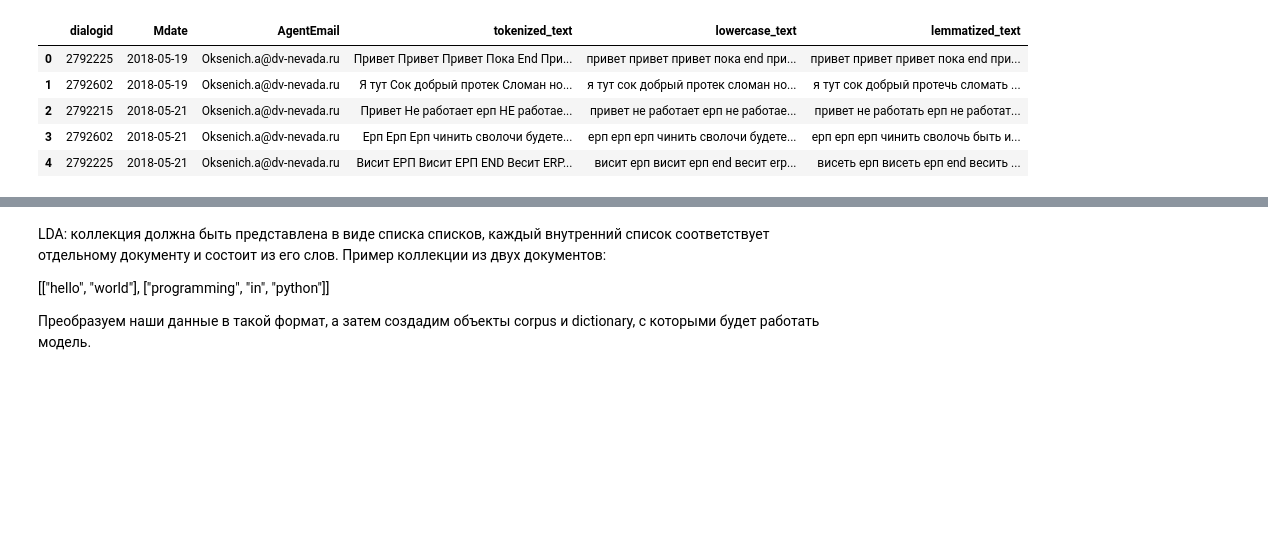
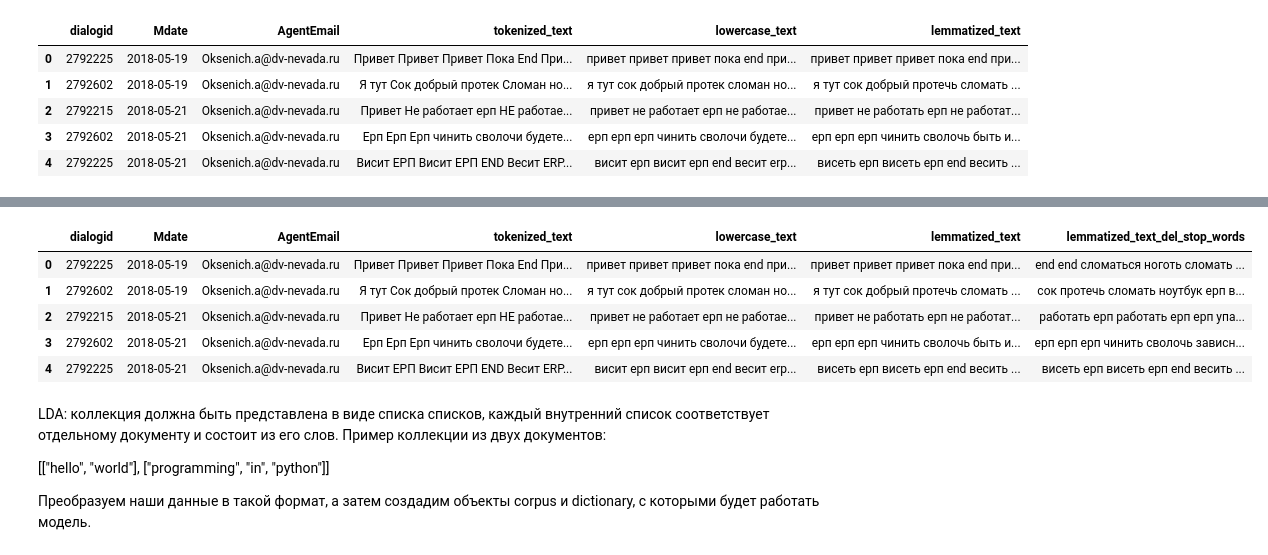
Before and after one commit to gulchitai/nlu-nevada, a Jupyter notebook: nlu-nevada.ipynb, the cells around one changed output, grey strips where cells are left out. Drawn from its saved outputs; the diff is of its cells as text; code cells hidden in the pictures; blank space fills up the shorter version.

```diff
--- a/nlu-nevada.ipynb
+++ b/nlu-nevada.ipynb
@@ -191,0 +199,11 @@ df.head()
+# %%
+# NLTK Stop words
+from nltk.corpus import stopwords
+russian_stopwords = stopwords.words("russian")
+russian_stopwords.append('привет')
+russian_stopwords.append('спасибо')
+russian_stopwords.append('пожалуйста')
+russian_stopwords.append('пока')
+russian_stopwords.append('добрый')
+russian_stopwords.append('день')
+russian_stopwords
@@ -192,3 +228,14 @@ df.head()
+# %%
+func = lambda text : ' '.join([elem for elem in str(text).split(' ') if elem not in russian_stopwords])
+df['lemmatized_text_del_stop_words'] = df["lemmatized_text"].apply(func)
+df.head()
+# %% [output]
+|  | dialogid | Mdate | AgentEmail | tokenized_text | lowercase_text | lemmatized_text | lemmatized_text_del_stop_words |
+| 0 | 2792225 | 2018-05-19 | Oksenich.a@dv-nevada.ru | Привет Привет Привет Пока End При... | привет привет привет пока end при... | привет привет привет пока end при... | end end сломаться ноготь сломать ... |
+| 1 | 2792602 | 2018-05-19 | Oksenich.a@dv-nevada.ru | Я тут Сок добрый протек Сломан но... | я тут сок добрый протек сломан но... | я тут сок добрый протечь сломать ... | сок протечь сломать ноутбук ерп в... |
+| 2 | 2792215 | 2018-05-21 | Oksenich.a@dv-nevada.ru | Привет Не работает ерп НЕ работае... | привет не работает ерп не работае... | привет не работать ерп не работат... | работать ерп работать ерп ерп упа... |
+| 3 | 2792602 | 2018-05-21 | Oksenich.a@dv-nevada.ru | Ерп Ерп Ерп чинить сволочи будете... | ерп ерп ерп чинить сволочи будете... | ерп ерп ерп чинить сволочь быть и... | ерп ерп ерп чинить сволочь зависн... |
+| 4 | 2792225 | 2018-05-21 | Oksenich.a@dv-nevada.ru | Висит ЕРП Висит ЕРП END Весит ERP... | висит ерп висит ерп end весит erp... | висеть ерп висеть ерп end весить ... | висеть ерп висеть ерп end весить ... |
 # %% [markdown]
 LDA: коллекция должна быть представлена в виде списка списков, каждый внутренний список соответствует отдельному документу и состоит из его слов. Пример коллекции из двух документов:
 
```
Also changed, not shown: parts of 21 cells of this notebook.
